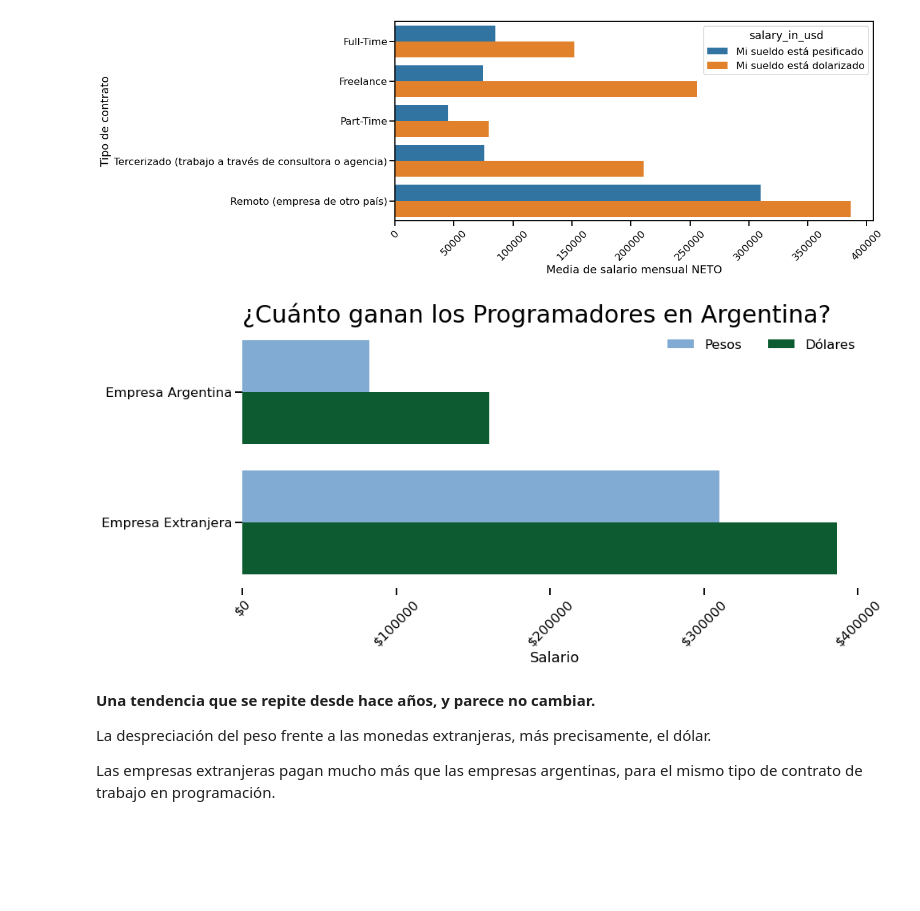
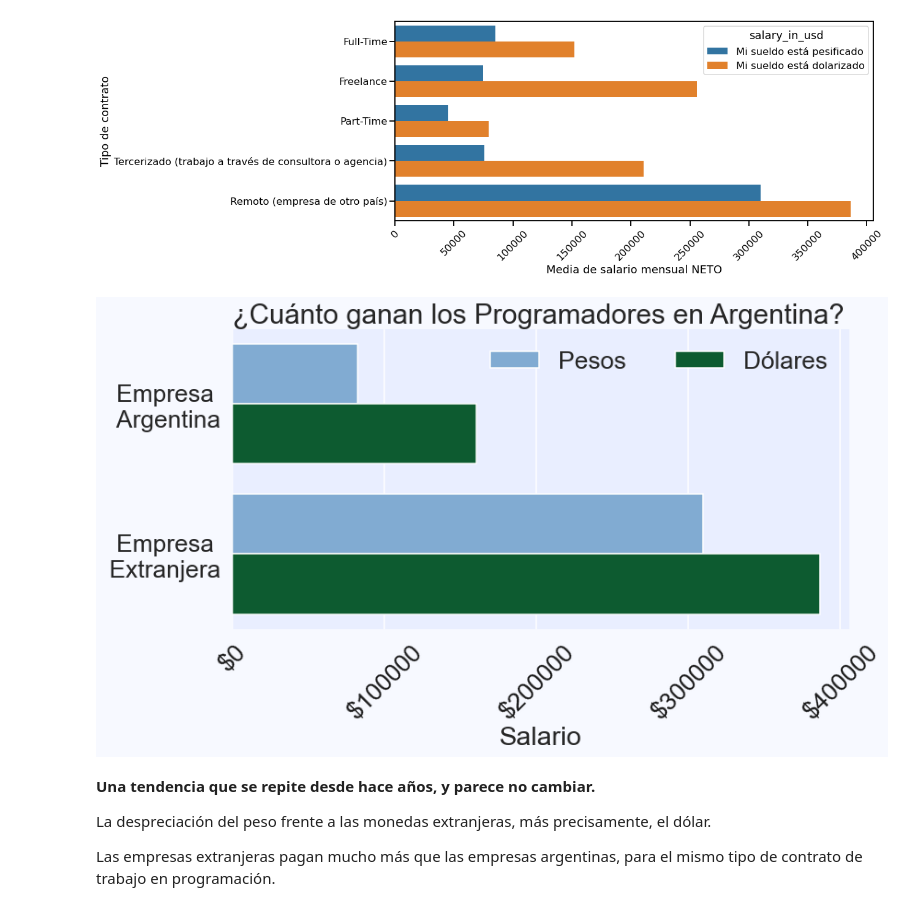
Before and after one commit to mgobbi289/DiploDatos, a Jupyter notebook: AnalisisyVisualizacion/Entregable_2.ipynb, the cells around one changed output. Drawn from its saved outputs; the diff is of its cells as text; code cells hidden in the pictures; blank space fills up the shorter version.

Commit message:
Cambios en el grafico y generación del tweet
Algunos cambios para que se vea más el grafico y la imagen del tweet https://www.tweetgen.com/create/tweet.html

```diff
--- a/AnalisisyVisualizacion/Entregable_2.ipynb
+++ b/AnalisisyVisualizacion/Entregable_2.ipynb
@@ -16,7 +16,7 @@ import pandas as pd
 import seaborn
 import scipy.stats
 
-seaborn.set_context('talk')
+seaborn.set_context("talk", font_scale=1.6)
 # %% [markdown]
 ## Lectura del dataset
 
@@ -310,14 +310,14 @@ plt.ticklabel_format(style='plain', axis='x')
 [figure]
 # %%
 new_groups = {
-    'Full-Time': 'Empresa Argentina',
-    'Part-Time': 'Empresa Argentina',
-    'Freelance': 'Empresa Argentina',
-    'Tercerizado (trabajo a través de consultora o agencia)': 'Empresa Argentina',
-    'Remoto (empresa de otro país)': 'Empresa Extranjera',
+    'Full-Time': 'Empresa \n Argentina',
+    'Part-Time': 'Empresa \n Argentina',
+    'Freelance': 'Empresa \n Argentina',
+    'Tercerizado (trabajo a través de consultora o agencia)': 'Empresa \n Argentina',
+    'Remoto (empresa de otro país)': 'Empresa \n Extranjera',
 }
 
-sorted_work_contract = ['Empresa Argentina', 'Empresa Extranjera']
+sorted_work_contract = ['Empresa \n Argentina', 'Empresa \n Extranjera']
 
 grupo = 'work_contract_group'
 
@@ -330,38 +330,54 @@ colores = {
     "Mi sueldo está dolarizado": verde
 }
 
-fig, ax = plt.subplots(figsize=(14, 6))
+fig, ax = plt.subplots(figsize=(12, 6))
 
 seaborn.barplot(x=df[neto],
                 y=df[grupo],
                 hue=df[dolares],
                 estimator=numpy.mean,
                 ci=None,
                 orient='h',
                 palette=colores)
 
 # Eliminar bordes del gráfico.
 seaborn.despine(left=True, bottom=True)
 
 # Título del gráfico.
 plt.title('¿Cuánto ganan los Programadores en Argentina?',
           fontsize=30,
           loc='left')
 
 plt.xlabel('Salario')
 plt.ylabel('')
 
 # Elegir los valores que muestra el eje x.
-plt.xticks(rotation=45)
+plt.xticks(rotation=45,color="k")
 plt.xticks(numpy.arange(0, 400001, step=100000))
 
 etiquetas = ['Pesos', 'Dólares']
 plt.legend(labels=etiquetas, frameon=False, loc='upper right', ncol=2);
 
 # Formato Moneda en el eje x.
 ax.xaxis.set_major_formatter("${x:.0f}")
+
+fig.patch.set_facecolor('#F2F5FF')
+fig.patch.set_alpha(0.6)
+
+ax.patch.set_facecolor('#E9EEFF')
+ax.patch.set_alpha(1.0)
+
+
+
+#Guardar la imagen
+plt.savefig("tweet2.png", bbox_inches='tight',
+            #dpi=100,
+            #facecolor='k', edgecolor='w',
+        #orientation='portrait', format=None,
+        #transparent=False, bbox_inches=None, pad_inches=0.1, metadata=None
+           )
 # %% [output]
-[figure, old version]
+[figure, new version]
 # %% [markdown]
 **Una tendencia que se repite desde hace años, y parece no cambiar.**
 
```
Also changed, not shown: parts of 1 cell of this notebook, 1 other file.
